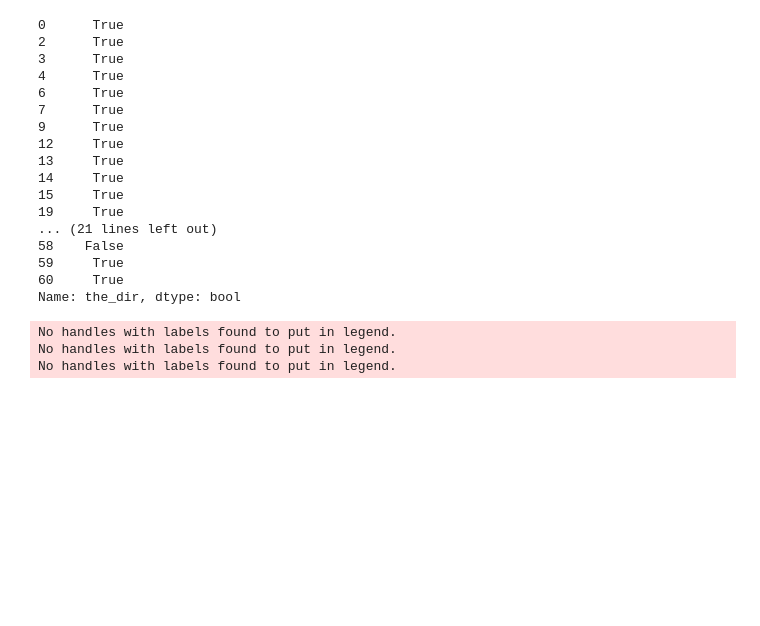
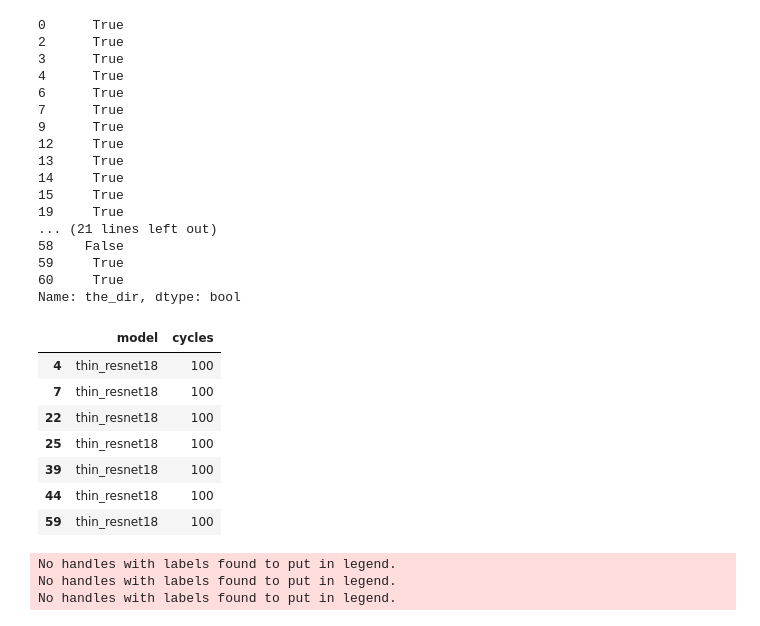
Before and after one commit to ratschlab/bnn_priors, a Jupyter notebook: experiments/3.3.5_lr_CIFAR10_comparison.ipynb, the cells around one changed output. Saved outputs shown, nothing was run; the diff lists cells and outputs as text; code cells hidden in the pictures; blank space fills up the shorter version.

```diff
--- a/experiments/3.3.5_lr_CIFAR10_comparison.ipynb
+++ b/experiments/3.3.5_lr_CIFAR10_comparison.ipynb
@@ -212,6 +212,17 @@ full_df["the_dir"].apply()
 59     True
 60     True
 Name: the_dir, dtype: bool
+# %%
+completed_df[["model", "cycles"]]
+# %% [output]
+|  | model | cycles |
+| 4 | thin_resnet18 | 100 |
+| 7 | thin_resnet18 | 100 |
+| 22 | thin_resnet18 | 100 |
+| 25 | thin_resnet18 | 100 |
+| 39 | thin_resnet18 | 100 |
+| 44 | thin_resnet18 | 100 |
+| 59 | thin_resnet18 | 100 |
 # %%
 fig, all_axes = plt.subplots(2, 3, figsize=(8.27, 4), facecolor='white')
 
```
Also changed, not shown: parts of 1 cell of this notebook, 5 other files.
